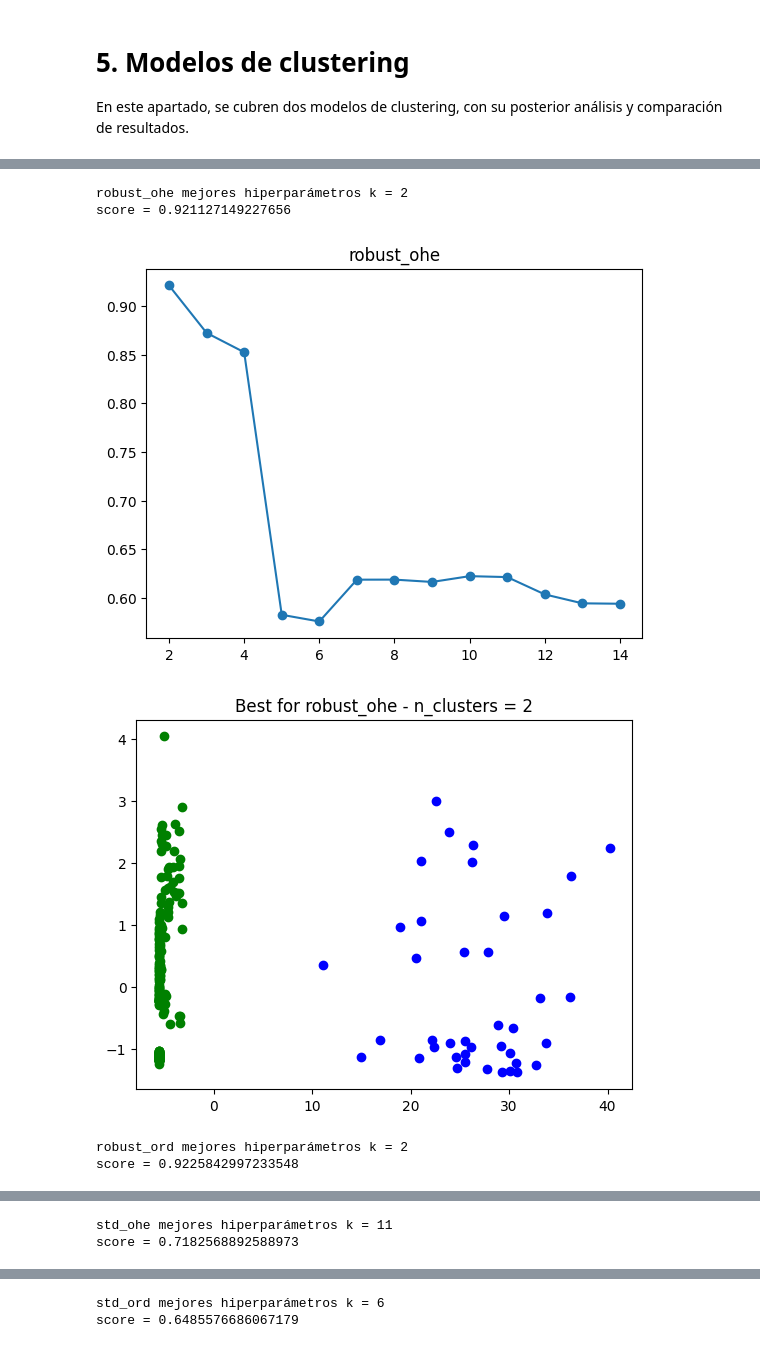
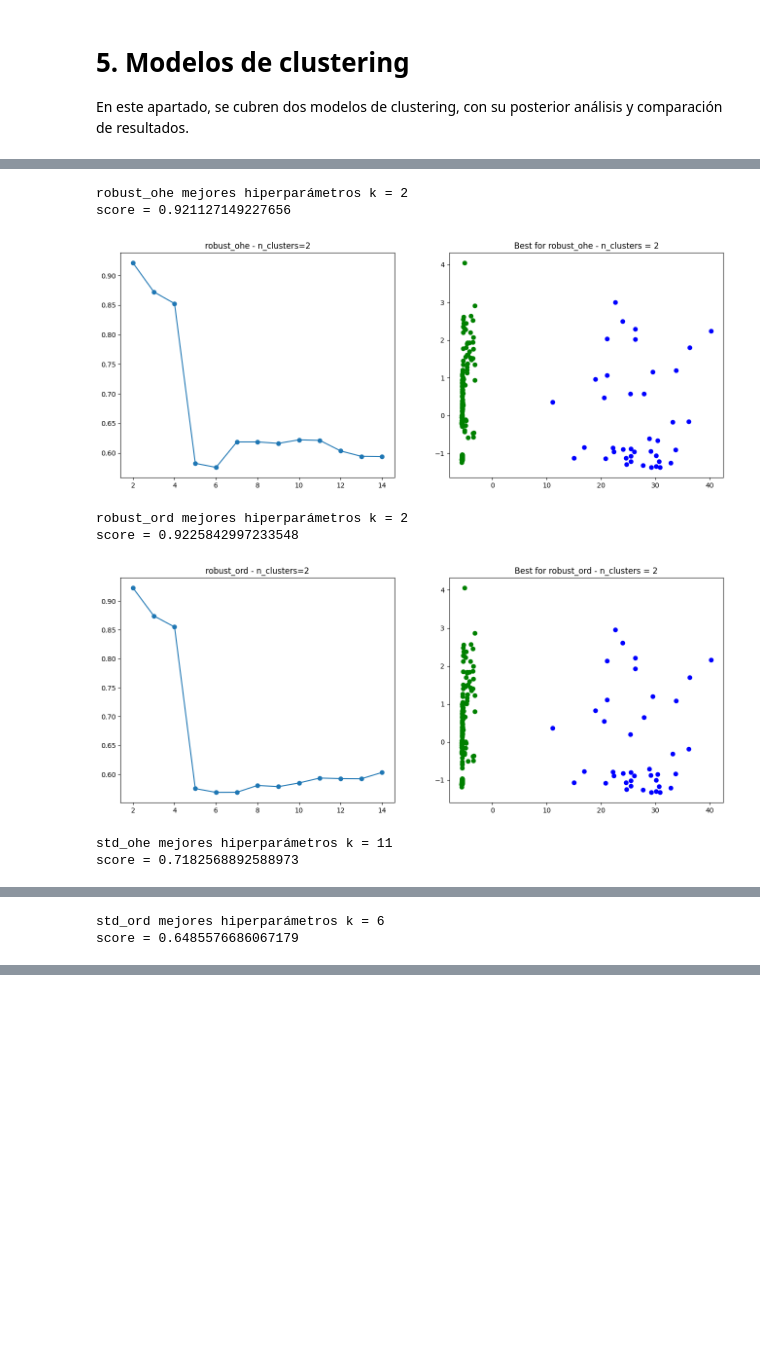
Before and after one commit to ManuGPR/ML_Clustering, a Jupyter notebook: AA_G03_Clustering.ipynb, the cells around one changed output, grey strips where cells are left out. Cells and saved outputs as stored; diff of their text form; code cells hidden in the pictures; blank space fills up the shorter version.

```diff
--- a/AA_G03_Clustering.ipynb
+++ b/AA_G03_Clustering.ipynb
@@ -442,6 +442,9 @@ import matplotlib.pyplot as plt
 from sklearn.cluster import KMeans
 from sklearn.metrics import silhouette_score
 import time
+max_k_kmeans, max_score_kmeans = 0, 0
+best_data_kmeans = None
+
 plt.figure(figsize=(8, 6))
 for key in dataframes.keys():
     data = dataframes[key]
@@ -459,6 +462,10 @@ for key in dataframes.keys():
         cluster_labels = modelo_kmeans.fit_predict(data)
         silhouette_avg = silhouette_score(data, cluster_labels)
         valores_medios_silhouette.append(silhouette_avg)
+        if max_score_kmeans < silhouette_avg and "ROBUST" not in key.upper():
+            max_k_kmeans = n_clusters
+            max_score_kmeans = silhouette_avg
+            best_data_kmeans = key
 
 
     fig, ax = plt.subplots(1, 3, figsize=(16, 6))
@@ -558,8 +587,10 @@ import warnings
 # Suprime todas las advertencias
 warnings.filterwarnings("ignore")
 
+codos = [1.75, 1.95, 0.375, 0.3] # valores obtenidos del test del codo
 
-for key in dataframes.keys():
+max_k_dbscan, max_score_dbscan = 0, 0
+for indice, key in enumerate(dataframes.keys()):
     data = dataframes[key]
 
     # hpo
@@ -569,21 +600,11 @@ for key in dataframes.keys():
     }
 
     # Define el modelo DBSCAN
-    model = DBSCAN()
+    model = DBSCAN(min_samples=4, eps=codos[indice])
 
-    # Realiza la búsqueda aleatoria
-    search = RandomizedSearchCV(model, param_distributions=param_grid, n_iter=15, scoring='neg_mean_squared_error', cv=5, random_state=100472310)
-    best_model = search.fit(data)
-
-    # Obtiene los mejores hiperparámetros
-    best_eps = best_model.best_params_['eps']
-    best_min_samples = best_model.best_params_['min_samples']
 
     # Crea una figura
     fig, axes = plt.subplots(1, 1, figsize=(8, 6))
-
-    # Se crea el modelo
-    model = DBSCAN(eps=best_eps, min_samples=best_min_samples)
 
     # Se entrena el modelo con el dataset con onehot-encoding
     model.fit(data)
@@ -591,6 +612,10 @@ for key in dataframes.keys():
     # Se guardan los resultados
     labels = model.labels_
     silhouette_avg = silhouette_score(data, labels)
+    if max_score_dbscan < silhouette_avg and "ROBUST" not in key.upper():
+        max_score_dbscan = silhouette_avg
+        max_k_dbscan = len(set(labels)) - (1 if -1 in labels else 0)
+        best_data_dbscan = key
 
     # Se crea un plot con los resultados
     sns.scatterplot(x=data.iloc[:, 0], y=data.iloc[:, 1], hue=labels, palette='viridis', ax=axes, s=80)
@@ -627,40 +652,46 @@ En este apartado aplicaremos un algoritmo de hierarchical clustering sobre los d
 from sklearn.cluster import AgglomerativeClustering
 
 for key in dataframes.keys():
     data = dataframes[key]
 
     score = -1
     k = 2
     aux = []
     for _ in range(2, 15):
         # Se crea el modelo
         model = AgglomerativeClustering(n_clusters=_)
         model.fit(data)
         silhouette_avg = silhouette_score(data, model.labels_)
         aux.append(silhouette_avg)
         if silhouette_avg > score:
             score = silhouette_avg
             k = _
     print(f"{key} mejores hiperparámetros k = {k}\nscore = {score}")
+    if max_score_dbscan < score and "ROBUST" not in key.upper():
+        max_k_agg, max_score_agg = k, score
+        best_data_agg = key
 
-    plt.plot(range(2, 15), aux, marker='o')
-    plt.title(f"{key}")
-    plt.show()
+    fig, axes = plt.subplots(1, 2, figsize=(16, 6))
+
+    axes[0].plot(range(2, 15), aux, marker='o')
+    axes[0].set_title(f"{key} - n_clusters={k}")
     model = AgglomerativeClustering(n_clusters=k)
     cluster_labels = model.fit_predict(data)
 
 
-    for i in range(skmeans.n_clusters):
+    for i in range(k):
         # Filtrar las instancias que pertenecen al cluster i
         cluster_i = data[cluster_labels == i]
         # Graficar las instancias del cluster i con un color específico
-        plt.scatter(cluster_i.iloc[0: ,0], cluster_i.iloc[0:, 1], label=f'Cluster {i+1}', color = colors[i])
-    plt.title(f"Best for {key} - n_clusters = {k}")
+        axes[1].scatter(cluster_i.iloc[0: ,0], cluster_i.iloc[0:, 1], label=f'Cluster {i+1}', color = colors[i])
+    axes[1].set_title(f"Best for {key} - n_clusters = {k}")
     plt.show()
 # %% [output]
 robust_ohe mejores hiperparámetros k = 2
 score = 0.921127149227656
-[figure, old version]
+[figure, new version]
+robust_ord mejores hiperparámetros k = 2
+score = 0.9225842997233548
-[figure, old version]
+[figure, new version]
-robust_ord mejores hiperparámetros k = 2
-score = 0.9225842997233548
+std_ohe mejores hiperparámetros k = 11
+score = 0.7182568892588973
@@ -667,0 +699,2 @@ score = 0.9225842997233548
+std_ord mejores hiperparámetros k = 6
+score = 0.6485576686067179
@@ -669,2 +701,0 @@ score = 0.9225842997233548
-std_ohe mejores hiperparámetros k = 11
-score = 0.7182568892588973
@@ -673,2 +701,0 @@ score = 0.7182568892588973
-std_ord mejores hiperparámetros k = 6
-score = 0.6485576686067179
```
Also changed, not shown: parts of 19 cells of this notebook.
